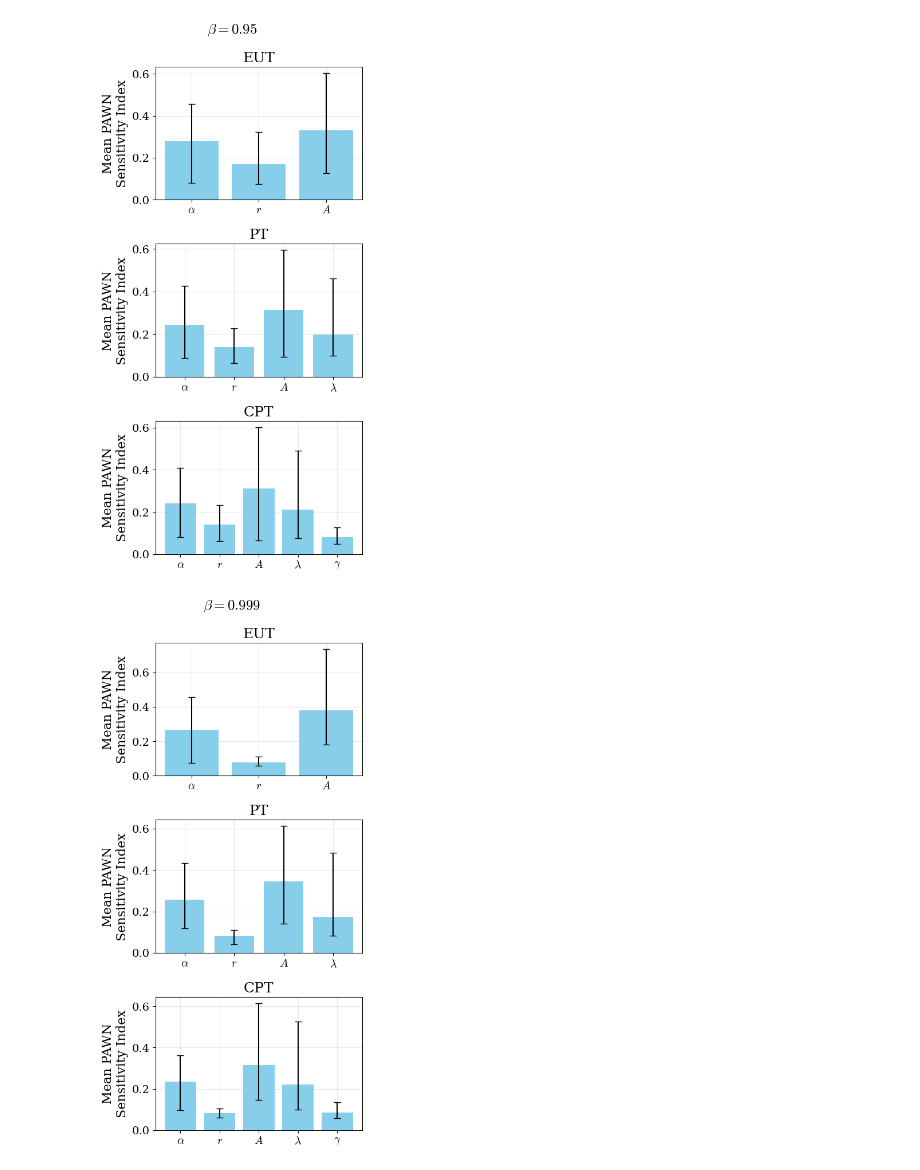
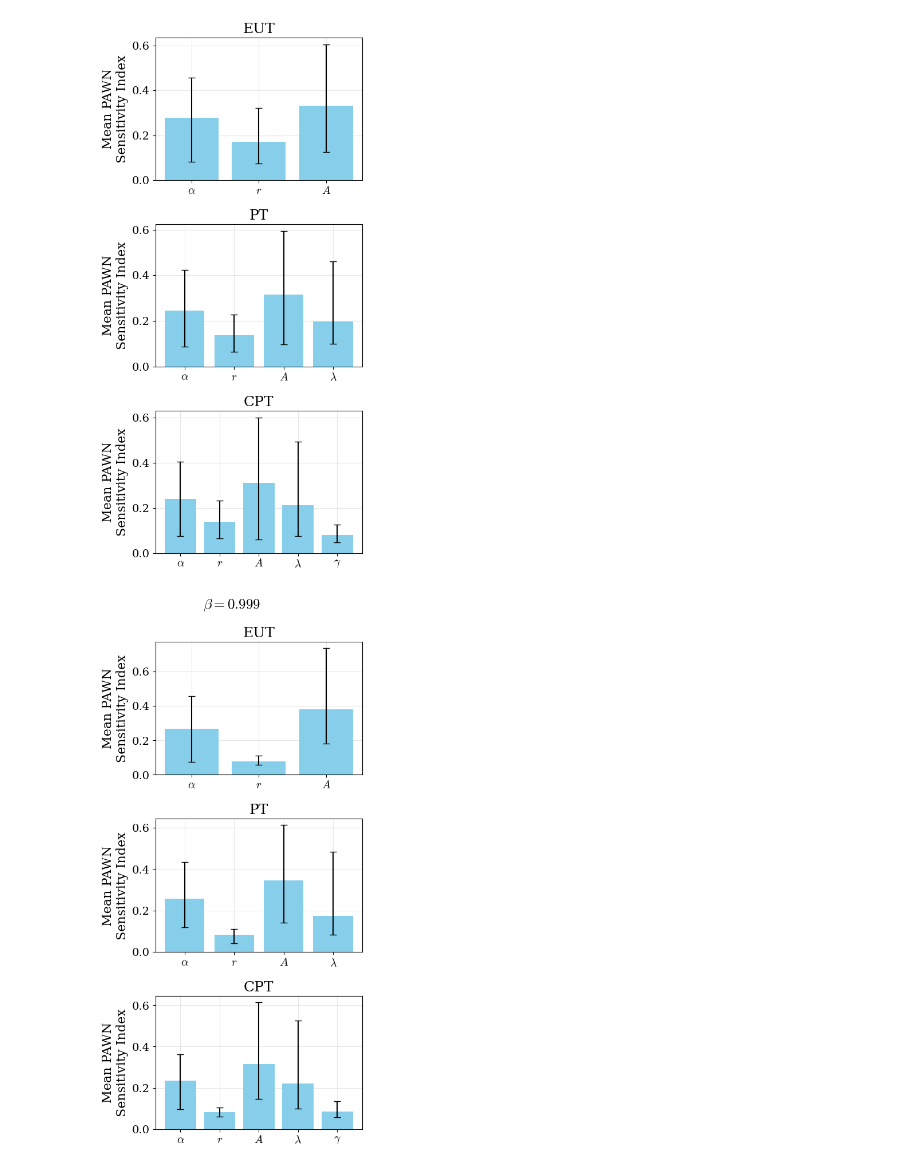
Before and after one commit to charlesaugdupont/cognitive-biases-welfare-volatility, a Jupyter notebook: notebooks/sensitivity_analysis.ipynb, the cells around one changed output. Cells and saved outputs as stored; diff of their text form; code cells hidden in the pictures.

```diff
--- a/notebooks/sensitivity_analysis.ipynb
+++ b/notebooks/sensitivity_analysis.ipynb
@@ -65,36 +65,36 @@ for i,key in enumerate(["eut", "pt", "cpt"]):
         }
     else:
         problem = {
             'num_vars': 4,
             'names': [r"$\alpha$", r"$r$",  r"$A$", r"$\lambda$"],
             'bounds': [PARAMETER_RANGES[k] for k in ["alpha", "rate", "A", "lambda"]]
         }
 
 
     X, Y = data[key]
     results = pawn.analyze(problem, np.array(X), np.array(Y))
     x = np.arange(len(results['names']))
     axs[i].bar(x, results['mean'], color='skyblue', label='Mean PAWN index')
     axs[i].errorbar(
         x,
         results['mean'],
         yerr=[results['mean'] - results['minimum'], results['maximum'] - results['mean']],
         fmt='none',
         ecolor='black',
         capsize=4
     )
 
     axs[i].set_xticks(x, results['names'])
     axs[i].set_ylabel("Mean PAWN\nSensitivity Index")
     axs[i].set_title(f"{key.upper()}")
     axs[i].grid(alpha=0.3)
 
-plt.suptitle(rf"$\beta=0.{beta}$")
+# plt.suptitle(rf"$\beta=0.{beta}$")
 plt.tight_layout()
-#plt.savefig("../figures/pawn_gsa.pdf", bbox_inches="tight")
+plt.savefig("../figures/pawn_gsa.pdf", bbox_inches="tight")
 plt.show()
 # %% [output]
-[figure, old version]
+[figure, new version]
 # %%
 data = {}
 
```
Also changed, not shown: 1 other file.
